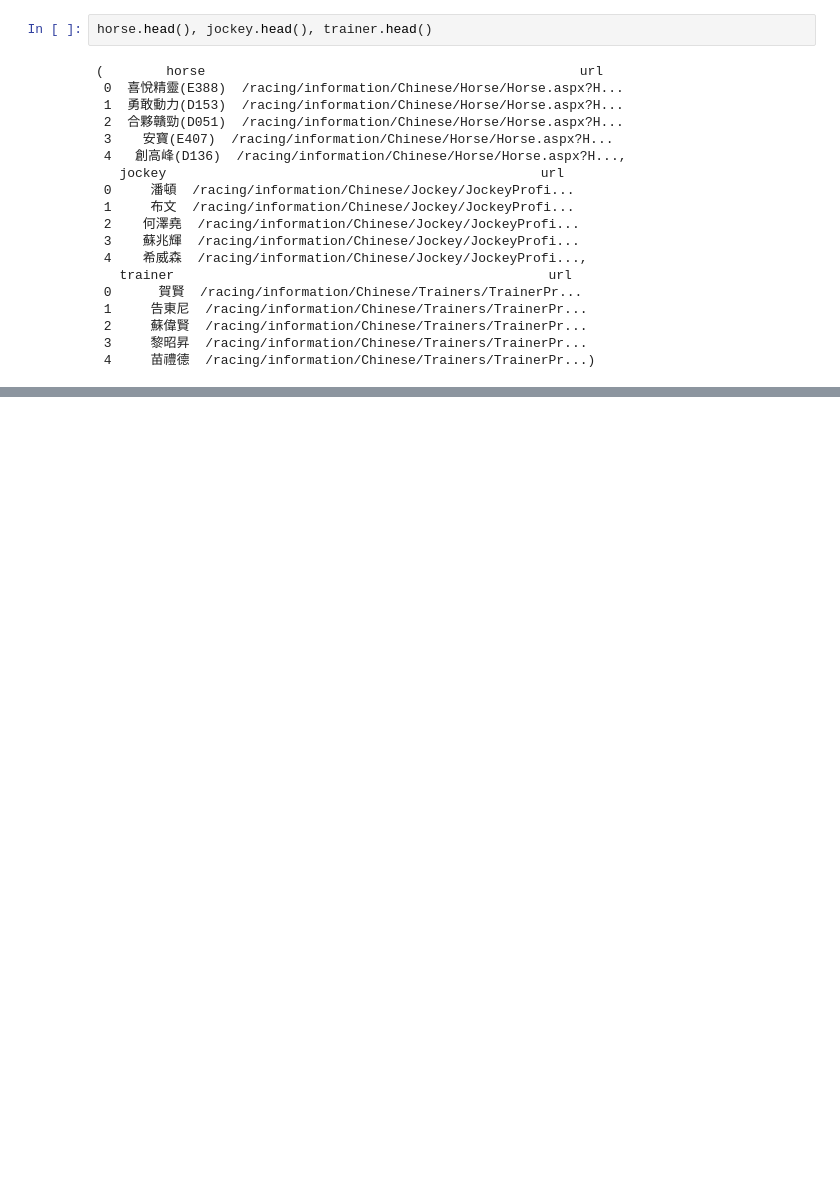
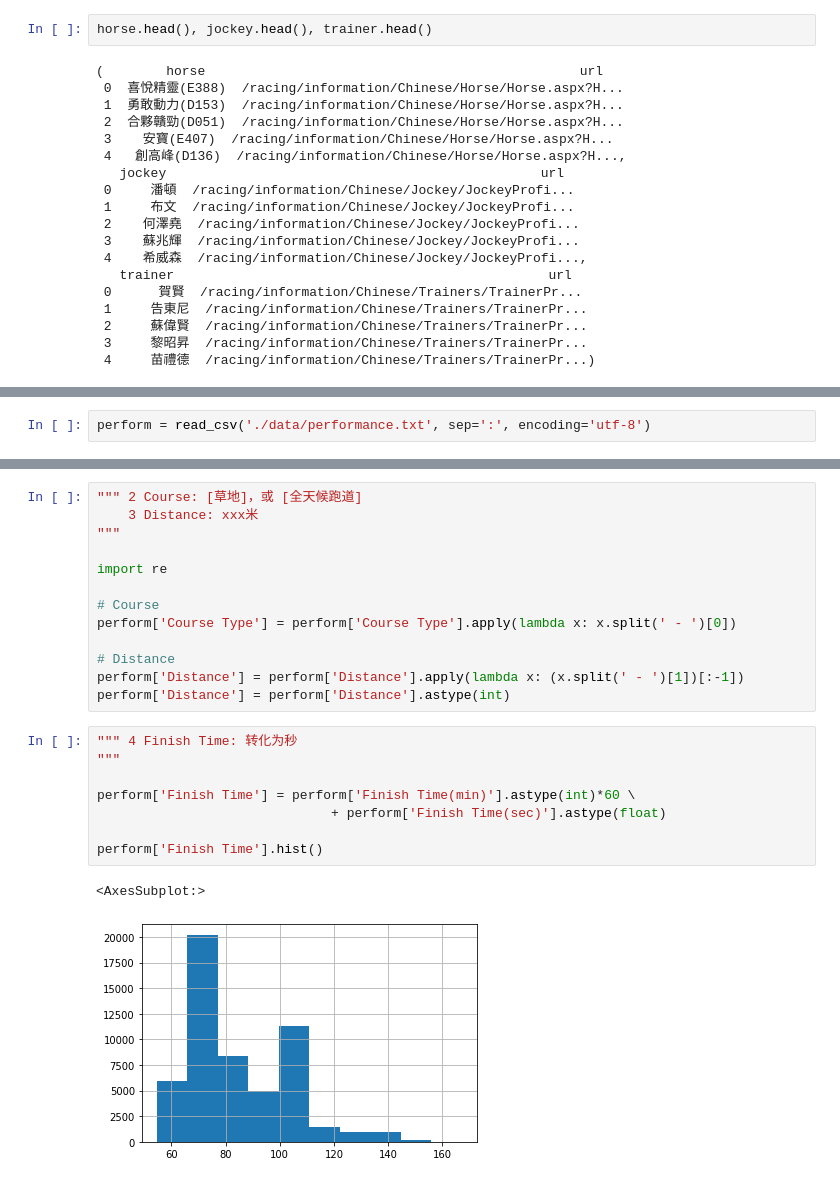
Before and after one commit to FanDazz/hkjc_race_ranking, a Jupyter notebook: 02_intro_on_data.ipynb, the cells around one changed output, grey strips where cells are left out. Saved outputs shown, nothing was run; the diff lists cells and outputs as text; blank space fills up the shorter version.

```diff
--- a/02_intro_on_data.ipynb
+++ b/02_intro_on_data.ipynb
@@ -81,0 +86,2 @@ horse.head(), jockey.head(), trainer.head()
+# %%
+perform = read_csv('./data/performance.txt', sep=':', encoding='utf-8')
@@ -81,0 +116,24 @@ horse.head(), jockey.head(), trainer.head()
+# %%
+""" 2 Course: [草地]，或 [全天候跑道]
+    3 Distance: xxx米
+"""
+
+import re
+
+# Course
+perform['Course Type'] = perform['Course Type'].apply(lambda x: x.split(' - ')[0])
+
+# Distance
+perform['Distance'] = perform['Distance'].apply(lambda x: (x.split(' - ')[1])[:-1])
+perform['Distance'] = perform['Distance'].astype(int)
+# %%
+""" 4 Finish Time: 转化为秒
+"""
+
+perform['Finish Time'] = perform['Finish Time(min)'].astype(int)*60 \
+                              + perform['Finish Time(sec)'].astype(float)
+
+perform['Finish Time'].hist()
+# %% [output]
+<AxesSubplot:>
+[figure, added]
```
Also changed, not shown: parts of 18 cells of this notebook, 3 other files.
